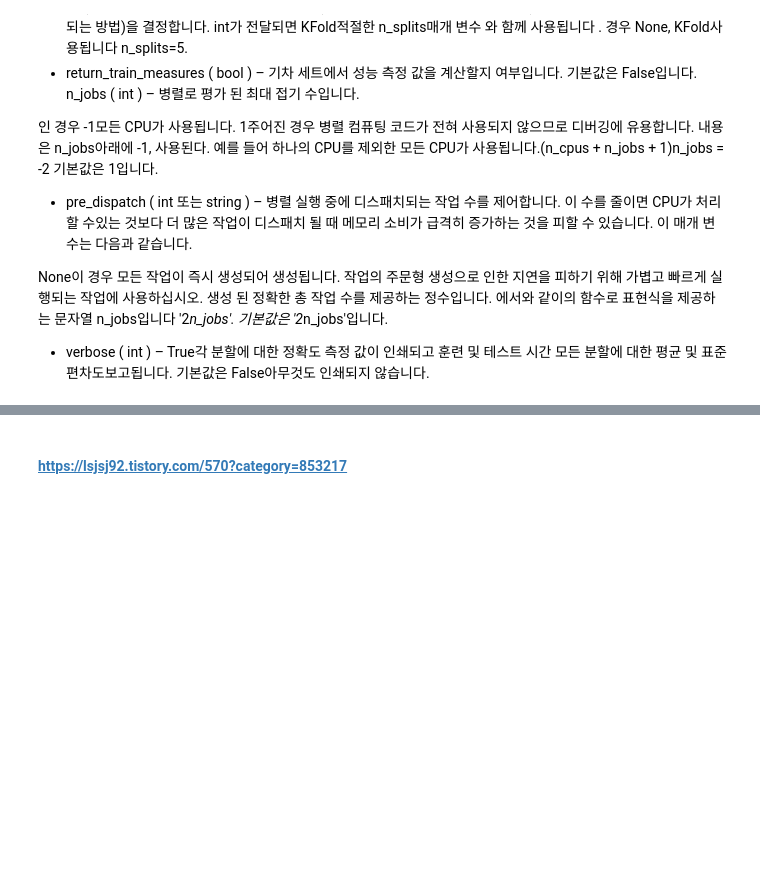
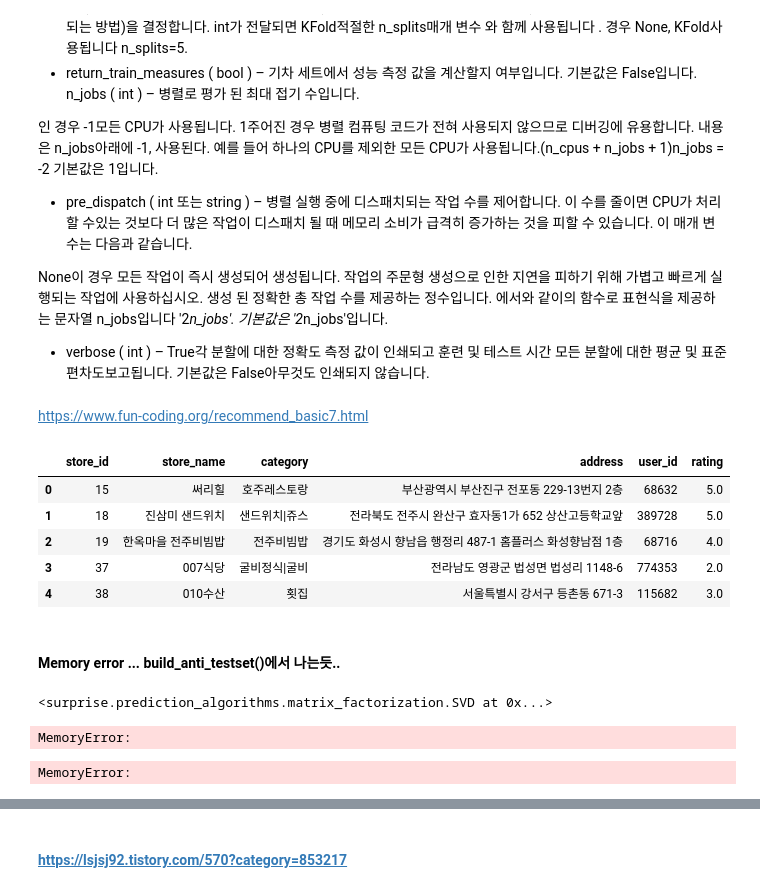
Before and after one commit to jr31112/yummy, a Jupyter notebook: sub2/backend/MF.ipynb, the cells around one changed output, grey strips where cells are left out. Cells and saved outputs as stored; diff of their text form; code cells hidden in the pictures; blank space fills up the shorter version.

Commit message:
200407 | S02P22B207-19 | Basic matrix factorization in MF.py
Former-commit-id: ecff1c7ffe15f2f1d0e121aaa5e1c7d6088e26ee

```diff
--- a/sub2/backend/MF.ipynb
+++ b/sub2/backend/MF.ipynb
@@ -248,0 +171,12 @@ https://www.fun-coding.org/recommend_basic7.html
+# %% [markdown]
+https://www.fun-coding.org/recommend_basic7.html
+# %%
+df =pd.merge(stores, reviews,on="store_id")
+df.head()
+# %% [output]
+|  | store_id | store_name | category | address | user_id | rating |
+| 0 | 15 | 써리힐 | 호주레스토랑 | 부산광역시 부산진구 전포동 229-13번지 2층 | 68632 | 5.0 |
+| 1 | 18 | 진삼미 샌드위치 | 샌드위치|쥬스 | 전라북도 전주시 완산구 효자동1가 652 상산고등학교앞 | 389728 | 5.0 |
+| 2 | 19 | 한옥마을 전주비빔밥 | 전주비빔밥 | 경기도 화성시 향남읍 행정리 487-1 홈플러스 화성향남점 1층 | 68716 | 4.0 |
+| 3 | 37 | 007식당 | 굴비정식|굴비 | 전라남도 영광군 법성면 법성리 1148-6 | 774353 | 2.0 |
+| 4 | 38 | 010수산 | 횟집 | 서울특별시 강서구 등촌동 671-3 | 115682 | 3.0 |
@@ -249 +190,25 @@ https://www.fun-coding.org/recommend_basic7.html
+# %% [markdown]
+#### Memory error ... build_anti_testset()에서 나는듯..
+# %%
+#swapping columns
+df = pd.merge(reviews, stores,on="store_id")
+raw=df[['user_id','store_id','rating']]
+# when importing from a DF, you only need to specify the scale of the ratings.
+reader = surprise.Reader(rating_scale=(0,5))
+#into surprise:
+dataframe = surprise.Dataset.load_from_df(raw,reader)
+trainset = dataframe.build_full_trainset()
+# Use the famous SVD algorithm.
+algo = SVD()
+algo.fit(trainset)
+# %% [output]
+<surprise.prediction_algorithms.matrix_factorization.SVD at 0x...>
+# %%
+testset = trainset.build_anti_testset()
+# %% [output]
+MemoryError:
+# %%
+predictions = algo.test(trainset.build_anti_testset())
+# %% [output]
+MemoryError:
 # %%
```
Also changed, not shown: parts of 70 cells of this notebook, 1 other file.
